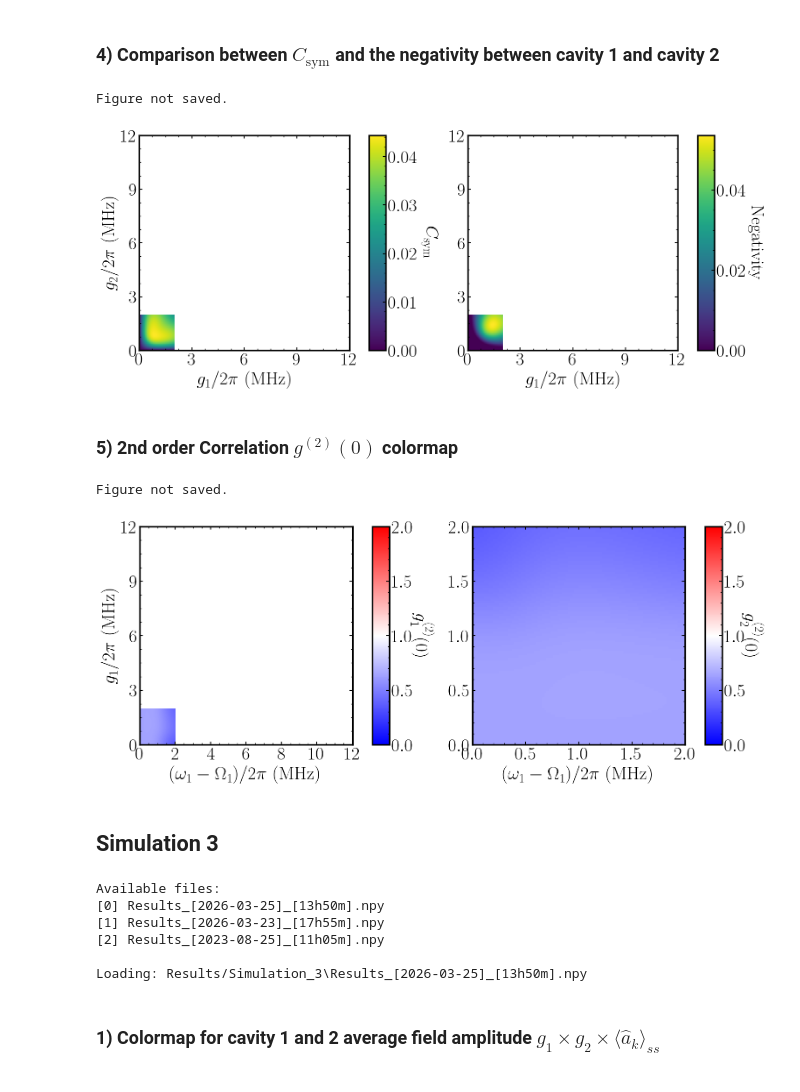
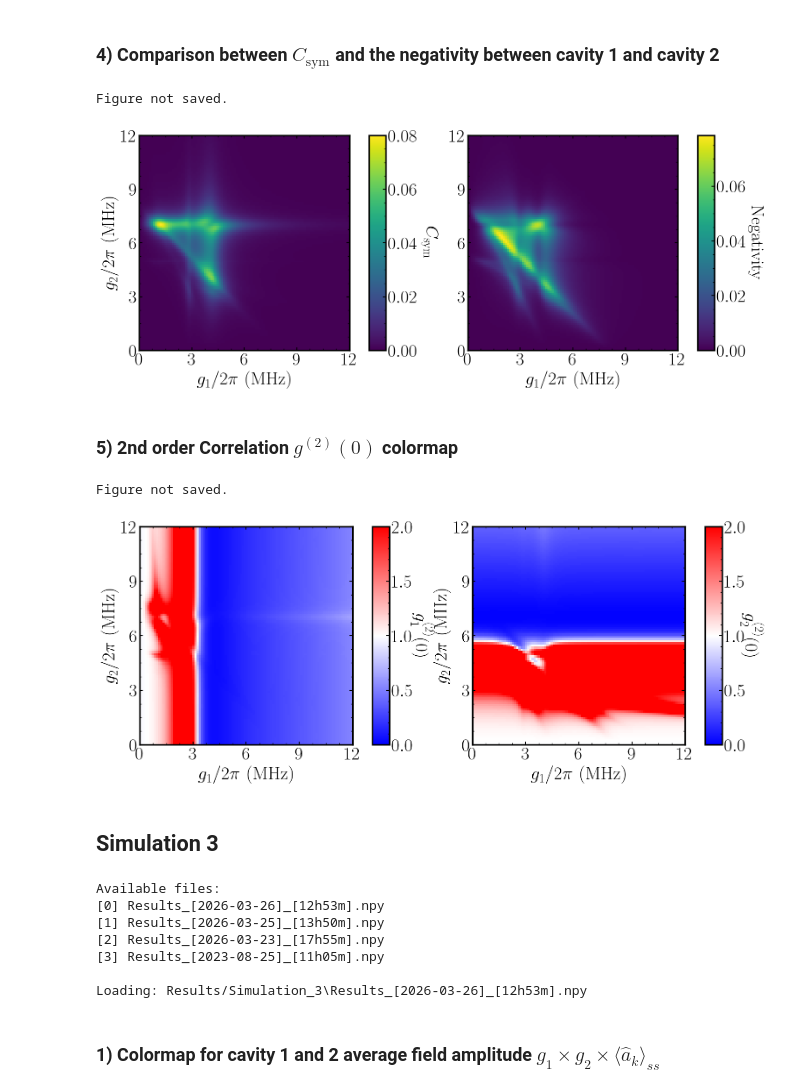
Before and after one commit to asantanah/code_for_paper, a Jupyter notebook: Airtigo_Results.ipynb, the cells around one changed output. Saved outputs shown, nothing was run; the diff lists cells and outputs as text; code cells hidden in the pictures.

```diff
--- a/Airtigo_Results.ipynb
+++ b/Airtigo_Results.ipynb
@@ -701,5 +705,17 @@ date_index = datetime.datetime.now().strftime("_[%Y-%m-%d]")
 # listAux_C2,                         #6
 # listAux_Csym,                       #7
 # listAux_negativity_modesAB]         #8
+
+##############################################################
+wr = 2 * pi * 1e6 * 50  # Mechanical Frequency
+##############################################################
+x0 = x_list_2[0].round()
+xf = x_list_2[-1].round()
+delta_x = (xf - x0)/4
+
+y0 = y_list_2[0].round()
+yf = y_list_2[-1].round()
+delta_y = (yf - y0)/4
+##############################################################
 # %% [output]
 Available files:
@@ -998,10 +1020,10 @@ im1 = ax0.pcolormesh(
 )
 ax0.set_xlabel(r'$g_1/2\pi$ (MHz)')
 ax0.set_ylabel(r'$g_2/2\pi$ (MHz)')
-ax0.set_xlim(0, 12)
-ax0.set_ylim(0, 12)
-ax0.set_xticks(arange(0, 12.1, 3))
-ax0.set_yticks(arange(0, 12.1, 3))
+ax0.set_xlim(x0, xf)
+ax0.set_ylim(y0, yf)
+ax0.xaxis.set_ticks(arange(x0, xf*1.01, delta_x))
+ax0.yaxis.set_ticks(arange(y0, yf*1.01, delta_y))
 
 # overlays
 #ax0.text(-7.5, 12.5, r"$\mathbf{a}$", color='black', fontsize=50)
@@ -1017,38 +1039,38 @@ cbar.set_label(
 nrm2 = mpl.colors.Normalize(z_list_2[8].min(), z_list_2[8].max())
 
 im2 = ax1.pcolormesh(
     x_list_2, y_list_2, z_list_2[8],
     cmap=cm.viridis,
     norm=nrm2,
     shading='auto'
 )
 ax1.set_xlabel(r'$g_1/2\pi$ (MHz)')
-ax1.set_xlim(0, 12)
-ax1.set_ylim(0, 12)
-ax1.set_xticks(arange(0, 12.1, 3))
-ax1.set_yticks(arange(0, 12.1, 3))
+ax1.set_xlim(x0, xf)
+ax1.set_ylim(y0, yf)
+ax1.xaxis.set_ticks(arange(x0, xf*1.01, delta_x))
+ax1.yaxis.set_ticks(arange(y0, yf*1.01, delta_y))
 # overlays
 #ax1.text(-7.5, 12.5, r"$\mathbf{b}$", color='black', fontsize=50)
 
 cbar = fig.colorbar(im2, cax=cax2)
 
 cbar.ax.tick_params(labelsize=ls)
 cbar.set_label(r'Negativity',
                rotation=270,
                labelpad=30)
 ##############################################################
 plt.subplots_adjust(
     left=0.08,
     right=0.82,
     bottom=0.12,
     top=0.95
 )
 save_figure(fig, folder_2 + "Figures", "Sim2_Fig04", formats=["pdf"])
 
 plt.show()
 # %% [output]
 Figure not saved.
-[figure, old version]
+[figure, new version]
 # %% [markdown]
 ### 5) 2nd order Correlation $g^{(2)}(0)$ colormap
 # %%
@@ -1075,12 +1097,12 @@ im1 = ax0.pcolormesh(
     norm=nrm1,
     shading='auto'
 )
-ax0.set_xlabel(r'$(\omega_1 - \Omega_1)/2\pi$ (MHz)')
-ax0.set_ylabel(r'$g_1/2\pi$ (MHz)')
-ax0.set_xlim(0, 12)
-ax0.set_ylim(0, 12)
-ax0.set_xticks(arange(0, 12.1, 2))
-ax0.set_yticks(arange(0, 12.1, 3))
+ax0.set_xlabel(r'$g_1/2\pi$ (MHz)')
+ax0.set_ylabel(r'$g_2/2\pi$ (MHz)')
+ax0.set_xlim(x0, xf)
+ax0.set_ylim(y0, yf)
+ax0.xaxis.set_ticks(arange(x0, xf*1.01, delta_x))
+ax0.yaxis.set_ticks(arange(y0, yf*1.01, delta_y))
 
 # overlays
 #ax0.text(-7.5, 12.5, r"$\mathbf{a}$", color='black', fontsize=50)
@@ -1101,11 +1123,12 @@ im2 = ax1.pcolormesh(
     norm=nrm2,
     shading='auto'
 )
-ax1.set_xlabel(r'$(\omega_1 - \Omega_1)/2\pi$ (MHz)')
-ax1.set_xlim(0, 2)
-ax1.set_ylim(0, 2)
-ax1.set_xticks(arange(0, 2.1, 0.5))
-ax1.set_yticks(arange(0, 2.1, 0.5))
+ax1.set_xlabel(r'$g_1/2\pi$ (MHz)')
+ax1.set_ylabel(r'$g_2/2\pi$ (MHz)')
+ax1.set_xlim(x0, xf)
+ax1.set_ylim(y0, yf)
+ax1.xaxis.set_ticks(arange(x0, xf*1.01, delta_x))
+ax1.yaxis.set_ticks(arange(y0, yf*1.01, delta_y))
 # overlays
 #ax1.text(-7.5, 12.5, r"$\mathbf{b}$", color='black', fontsize=50)
 
@@ -1127,7 +1150,7 @@ save_figure(fig, folder_2 + "Figures", "Sim2_Fig05", formats=["pdf"])
 plt.show()
 # %% [output]
 Figure not saved.
-[figure, old version]
+[figure, new version]
 # %% [markdown]
 ## Simulation 3
 # %%
@@ -1146,13 +1169,26 @@ date_index = datetime.datetime.now().strftime("_[%Y-%m-%d]")
 # listAux_C2,                         #6
 # listAux_Csym,                       #7
 # listAux_negativity_modesAB]         #8
+
+##############################################################
+wr = 2 * pi * 1e6 * 50  # Mechanical Frequency
+##############################################################
+x0 = x_list_3[0].round()
+xf = x_list_3[-1].round()
+delta_x = (xf - x0)/4
+
+y0 = y_list_3[0].round()
+yf = y_list_3[-1].round()
+delta_y = (yf - y0)/4
+##############################################################
 # %% [output]
 Available files:
-[0] Results_[2026-03-25]_[13h50m].npy
-[1] Results_[2026-03-23]_[17h55m].npy
-[2] Results_[2023-08-25]_[11h05m].npy
+[0] Results_[2026-03-26]_[12h53m].npy
+[1] Results_[2026-03-25]_[13h50m].npy
+[2] Results_[2026-03-23]_[17h55m].npy
+[3] Results_[2023-08-25]_[11h05m].npy
 
-Loading: Results/Simulation_3\Results_[2026-03-25]_[13h50m].npy
+Loading: Results/Simulation_3\Results_[2026-03-26]_[12h53m].npy
 # %% [markdown]
 ### 1) Colormap for cavity 1 and 2 average field amplitude $g_1 \times g_2 \times \langle\hat{a}_k\rangle_{ss}$
 # %%
```
Also changed, not shown: parts of 32 cells of this notebook, 24 other files.
